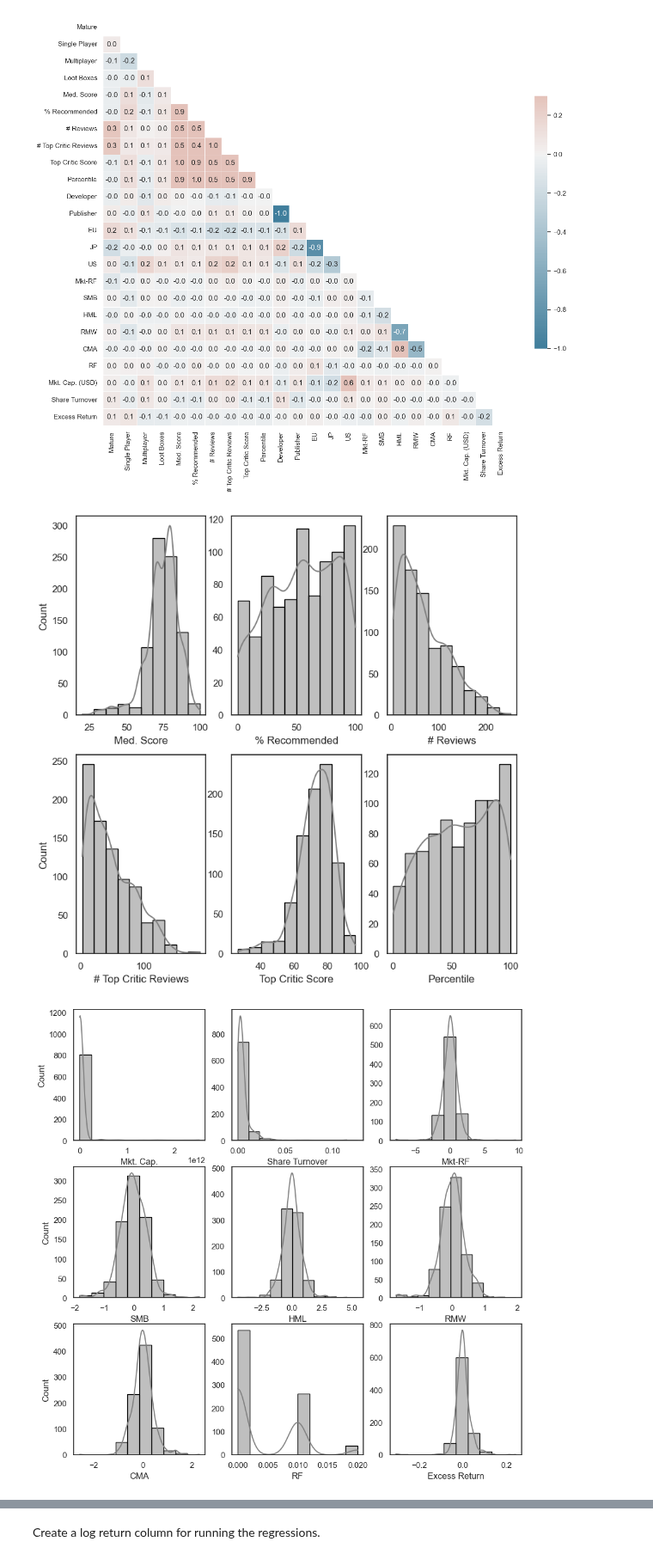
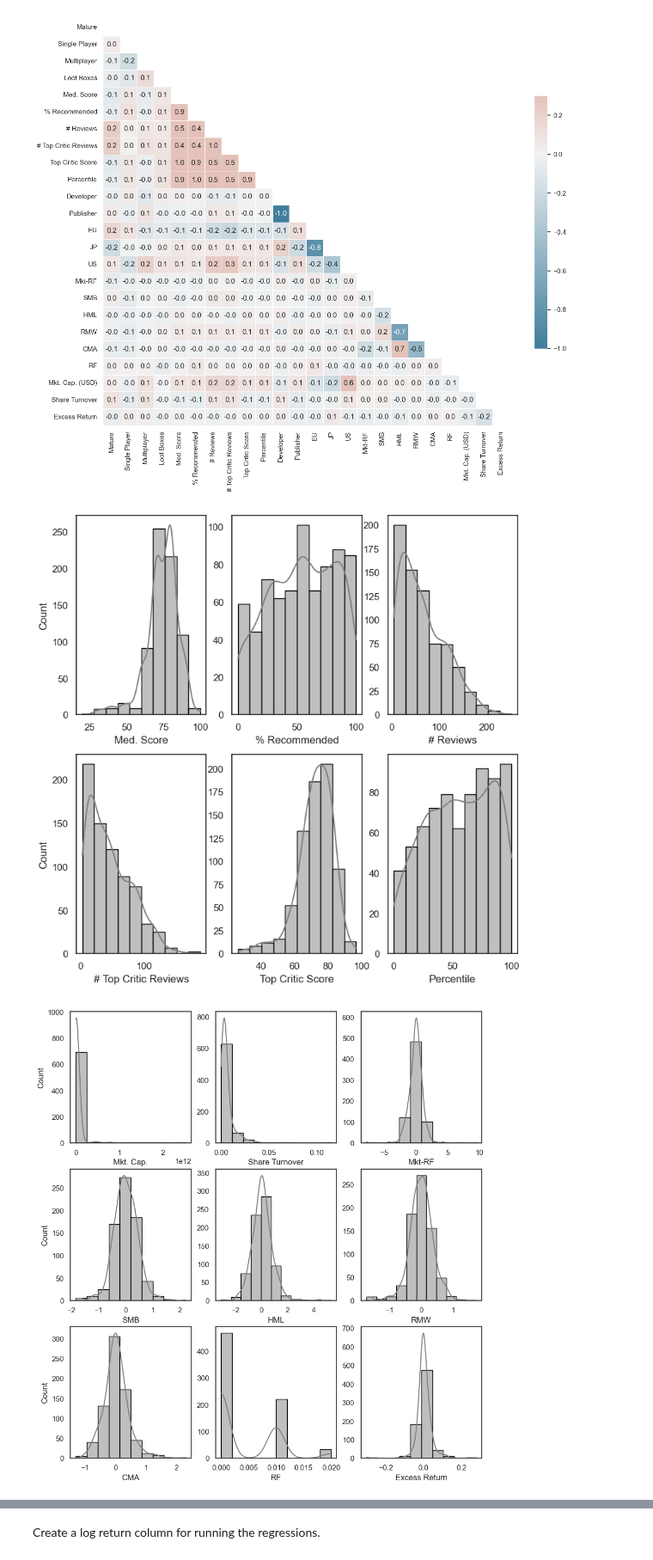
Before and after one commit to c0nn0rstevens/video-game-review-scores-returns-thesis, a Jupyter notebook: cross_sectional_regressions.ipynb, the cells around one changed output, grey strips where cells are left out. Shown at 86% size. Drawn from its saved outputs; the diff is of its cells as text; code cells hidden in the pictures.

```diff
--- a/cross_sectional_regressions.ipynb
+++ b/cross_sectional_regressions.ipynb
@@ -65,17 +61,23 @@ dtype: object
 # %%
 # Drop unused columns.
 games_returns_release_df = games_returns_release_df.drop([
+    'Unnamed: 0.1',
     'Unnamed: 0',
-    'Unnamed: 0_x',
-    'slug',
-    'Unnamed: 0_y',
+    'iid',
     'gvkey',
     'shares_outstanding',
-    'total_return_factor',
-    'variable',
-    'igdb_name',
-    'opencritic_id',
-    'first_release_date',
+    'market_cap',
+    'benchmark_price',
+    'closing_price',
+    'trading_volume',
+    'returns',
+    'NOKUSD',
+    'GBPUSD',
+    'JPYUSD',
+    'SEKUSD',
+    'PLNUSD',
+    'EURUSD',
+    'market_cap',
     'benchmark_returns'
     ], axis=1)
 
@@ -289,6 +292,6 @@ subplot_common_y(
 # %%
 # Generate data
-data_df = games_returns_release_df[(games_returns_release_df['excess_return'] < 3.5) & (games_returns_release_df['numTopCriticReviews'] > 40)]
+data_df = games_returns_release_df#[(games_returns_release_df['excess_return'] < 3.5) & (games_returns_release_df['numTopCriticReviews'] > 40)]
 x = data_df['medianScore']
 y = np.log(data_df['excess_return'] + 1)
 
@@ -400,6 +403,7 @@ def subplot_hist(df, variables, num_columns, x_labels, share_y_axis, image_name,
     num_bins = kwargs.get('bins', None)
     figure_size = kwargs.get('figure_size', None)
     y_label_plots = kwargs.get('y_label_plots', None)
+    special = kwargs.get('special', None)
 
     if not figure_size:
         figure_size = (9,9)
@@ -418,6 +422,12 @@ def subplot_hist(df, variables, num_columns, x_labels, share_y_axis, image_name,
         fig.suptitle(suptitle)
 
     for i, ax in enumerate(axs.flat):
+
+        if special:
+            if i == special[0] and special[1]:
+                num_bins = special[2]
+            else:
+                num_bins = num_bins = kwargs.get('bins', None)
         try:
             if i > num_subplots -1 :
                 continue
@@ -471,42 +481,42 @@ subplot_hist(
     y_label_plots=[0,3]
     )
 # %% [output]
-[figure, old version]
+[figure, new version]
 # %%
 # Plot histograms of review metrics.
 subplot_hist(
     df=games_returns_release_df[games_returns_release_df['excess_return'] < 3.0],
     variables=[
         'mkt_cap_usd',
         'volume_to_shares_outstanding',
         'mkt-rf',
         'smb',
         'hml',
         'rmw',
         'cma',
         'rf',
         'excess_return'
         ],
     num_columns=3,
     x_labels=[
         'Mkt. Cap.',
         'Share Turnover',
         'Mkt-RF',
         'SMB',
         'HML',
         'RMW',
         'CMA',
         'RF',
         'Excess Return'
         ],
     share_y_axis=False,
     bins=10,
     image_name='financial_metrics_distributions.png',
-    figure_size = (11,11),
+    figure_size = (11,12),
     y_label_plots=[0,3,6]
     )
 # %% [output]
-[figure, old version]
+[figure, new version]
 # %%
 games_returns_release_df.columns
 # %% [output]
```
Also changed, not shown: parts of 22 cells of this notebook, 10 other files.
